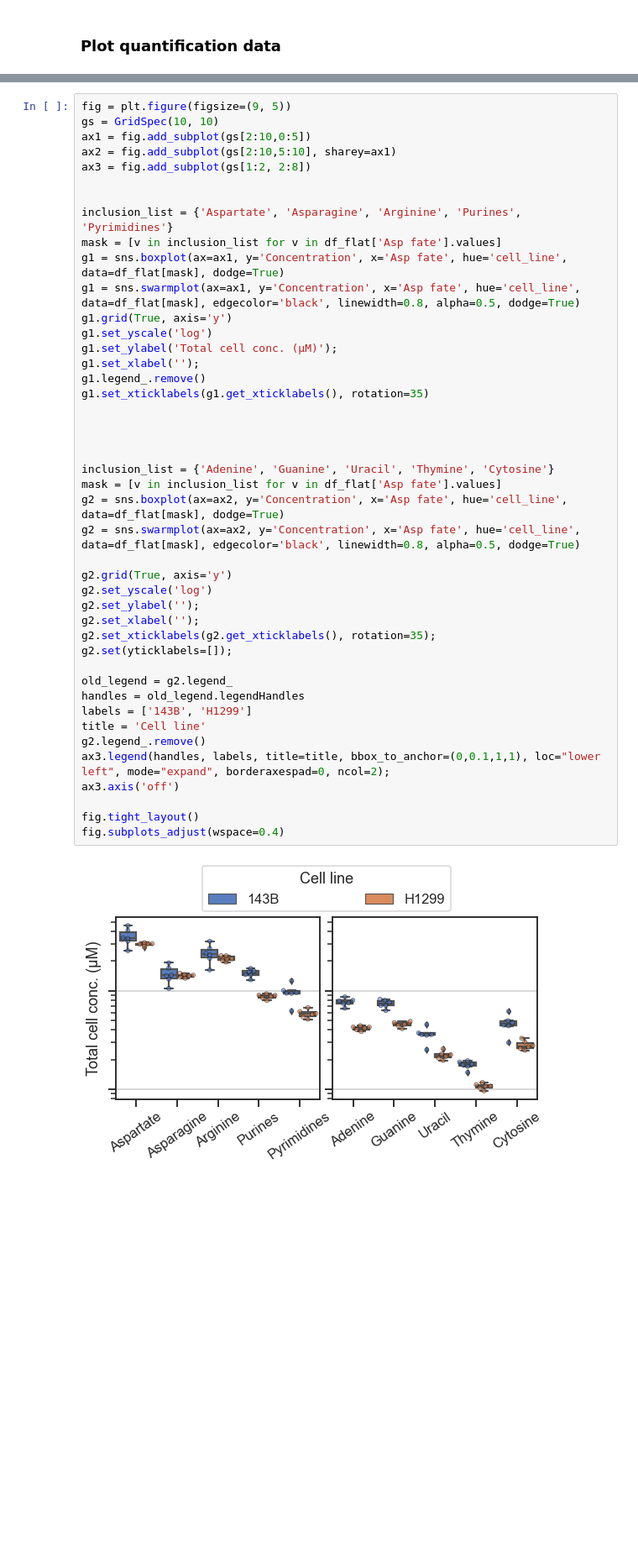
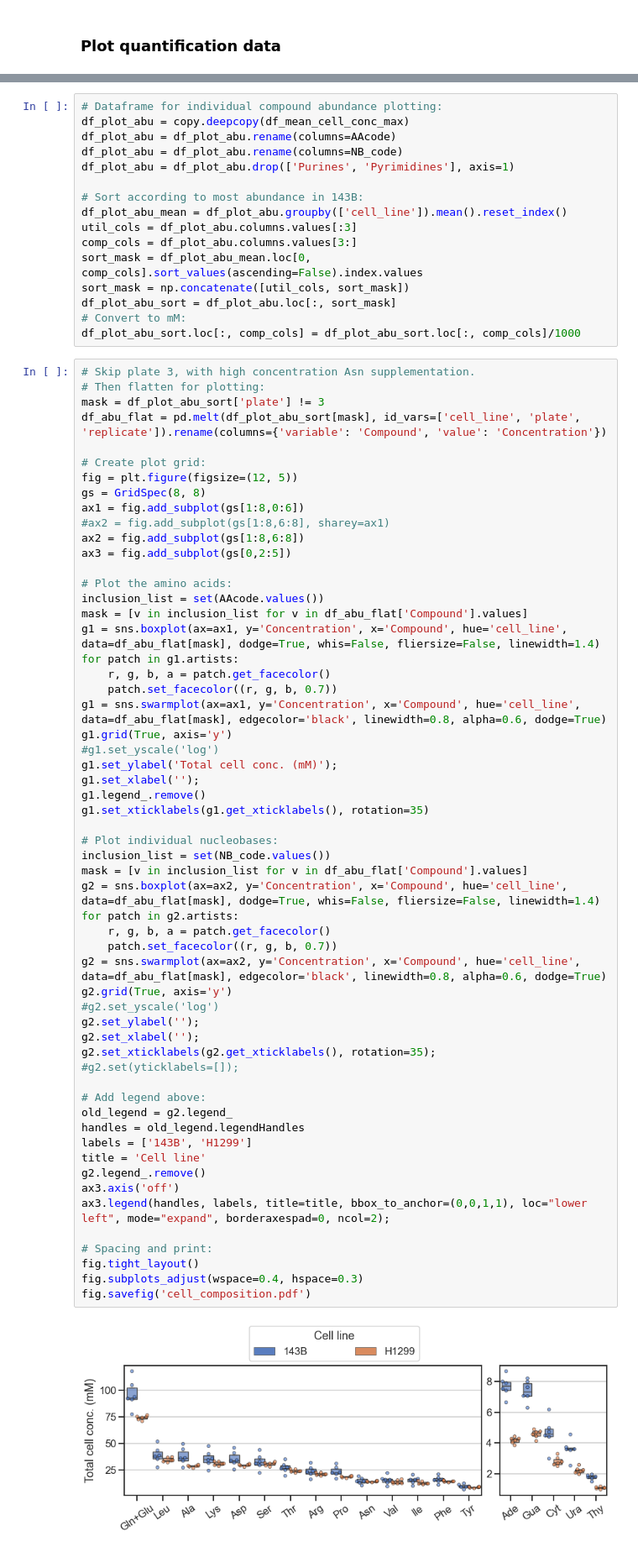
Before and after one commit to krdav/lab-work, a Jupyter notebook: H1299_143B_prot-nucl-quant/acid-hydrolysis/data_processing.ipynb, the cells around one changed output, grey strips where cells are left out. Shown at 84% size. Cells and saved outputs as stored; diff of their text form; blank space fills up the shorter version.

```diff
--- a/H1299_143B_prot-nucl-quant/acid-hydrolysis/data_processing.ipynb
+++ b/H1299_143B_prot-nucl-quant/acid-hydrolysis/data_processing.ipynb
@@ -371,46 +373,75 @@ df_flat
+# %%
+# Dataframe for individual compound abundance plotting:
+df_plot_abu = copy.deepcopy(df_mean_cell_conc_max)
+df_plot_abu = df_plot_abu.rename(columns=AAcode)
+df_plot_abu = df_plot_abu.rename(columns=NB_code)
+df_plot_abu = df_plot_abu.drop(['Purines', 'Pyrimidines'], axis=1)
+
+# Sort according to most abundance in 143B:
+df_plot_abu_mean = df_plot_abu.groupby(['cell_line']).mean().reset_index()
+util_cols = df_plot_abu.columns.values[:3]
+comp_cols = df_plot_abu.columns.values[3:]
+sort_mask = df_plot_abu_mean.loc[0, comp_cols].sort_values(ascending=False).index.values
+sort_mask = np.concatenate([util_cols, sort_mask])
+df_plot_abu_sort = df_plot_abu.loc[:, sort_mask]
+# Convert to mM:
+df_plot_abu_sort.loc[:, comp_cols] = df_plot_abu_sort.loc[:, comp_cols]/1000
 # %%
-fig = plt.figure(figsize=(9, 5))
-gs = GridSpec(10, 10)
-ax1 = fig.add_subplot(gs[2:10,0:5])
-ax2 = fig.add_subplot(gs[2:10,5:10], sharey=ax1)
-ax3 = fig.add_subplot(gs[1:2, 2:8])
+# Skip plate 3, with high concentration Asn supplementation.
+# Then flatten for plotting:
+mask = df_plot_abu_sort['plate'] != 3
+df_abu_flat = pd.melt(df_plot_abu_sort[mask], id_vars=['cell_line', 'plate', 'replicate']).rename(columns={'variable': 'Compound', 'value': 'Concentration'})
 
+# Create plot grid:
+fig = plt.figure(figsize=(12, 5))
+gs = GridSpec(8, 8)
+ax1 = fig.add_subplot(gs[1:8,0:6])
+#ax2 = fig.add_subplot(gs[1:8,6:8], sharey=ax1)
+ax2 = fig.add_subplot(gs[1:8,6:8])
+ax3 = fig.add_subplot(gs[0,2:5])
 
-inclusion_list = {'Aspartate', 'Asparagine', 'Arginine', 'Purines', 'Pyrimidines'}
-mask = [v in inclusion_list for v in df_flat['Asp fate'].values]
-g1 = sns.boxplot(ax=ax1, y='Concentration', x='Asp fate', hue='cell_line', data=df_flat[mask], dodge=True)
-g1 = sns.swarmplot(ax=ax1, y='Concentration', x='Asp fate', hue='cell_line', data=df_flat[mask], edgecolor='black', linewidth=0.8, alpha=0.5, dodge=True)
+# Plot the amino acids:
+inclusion_list = set(AAcode.values())
+mask = [v in inclusion_list for v in df_abu_flat['Compound'].values]
+g1 = sns.boxplot(ax=ax1, y='Concentration', x='Compound', hue='cell_line', data=df_abu_flat[mask], dodge=True, whis=False, fliersize=False, linewidth=1.4)
+for patch in g1.artists:
+    r, g, b, a = patch.get_facecolor()
+    patch.set_facecolor((r, g, b, 0.7))
+g1 = sns.swarmplot(ax=ax1, y='Concentration', x='Compound', hue='cell_line', data=df_abu_flat[mask], edgecolor='black', linewidth=0.8, alpha=0.6, dodge=True)
 g1.grid(True, axis='y')
-g1.set_yscale('log')
-g1.set_ylabel('Total cell conc. (μM)');
+#g1.set_yscale('log')
+g1.set_ylabel('Total cell conc. (mM)');
 g1.set_xlabel('');
 g1.legend_.remove()
 g1.set_xticklabels(g1.get_xticklabels(), rotation=35)
 
-
-
-
-inclusion_list = {'Adenine', 'Guanine', 'Uracil', 'Thymine', 'Cytosine'}
-mask = [v in inclusion_list for v in df_flat['Asp fate'].values]
-g2 = sns.boxplot(ax=ax2, y='Concentration', x='Asp fate', hue='cell_line', data=df_flat[mask], dodge=True)
-g2 = sns.swarmplot(ax=ax2, y='Concentration', x='Asp fate', hue='cell_line', data=df_flat[mask], edgecolor='black', linewidth=0.8, alpha=0.5, dodge=True)
-
+# Plot individual nucleobases:
+inclusion_list = set(NB_code.values())
+mask = [v in inclusion_list for v in df_abu_flat['Compound'].values]
+g2 = sns.boxplot(ax=ax2, y='Concentration', x='Compound', hue='cell_line', data=df_abu_flat[mask], dodge=True, whis=False, fliersize=False, linewidth=1.4)
+for patch in g2.artists:
+    r, g, b, a = patch.get_facecolor()
+    patch.set_facecolor((r, g, b, 0.7))
+g2 = sns.swarmplot(ax=ax2, y='Concentration', x='Compound', hue='cell_line', data=df_abu_flat[mask], edgecolor='black', linewidth=0.8, alpha=0.6, dodge=True)
 g2.grid(True, axis='y')
-g2.set_yscale('log')
+#g2.set_yscale('log')
 g2.set_ylabel('');
 g2.set_xlabel('');
 g2.set_xticklabels(g2.get_xticklabels(), rotation=35);
-g2.set(yticklabels=[]);
+#g2.set(yticklabels=[]);
 
+# Add legend above:
 old_legend = g2.legend_
 handles = old_legend.legendHandles
 labels = ['143B', 'H1299']
 title = 'Cell line'
 g2.legend_.remove()
-ax3.legend(handles, labels, title=title, bbox_to_anchor=(0,0.1,1,1), loc="lower left", mode="expand", borderaxespad=0, ncol=2);
 ax3.axis('off')
+ax3.legend(handles, labels, title=title, bbox_to_anchor=(0,0,1,1), loc="lower left", mode="expand", borderaxespad=0, ncol=2);
 
+# Spacing and print:
 fig.tight_layout()
-fig.subplots_adjust(wspace=0.4)
+fig.subplots_adjust(wspace=0.4, hspace=0.3)
+fig.savefig('cell_composition.pdf')
 # %% [output]
-[figure, old version]
+[figure, new version]
```
Also changed, not shown: parts of 11 cells of this notebook, 15 other files.
